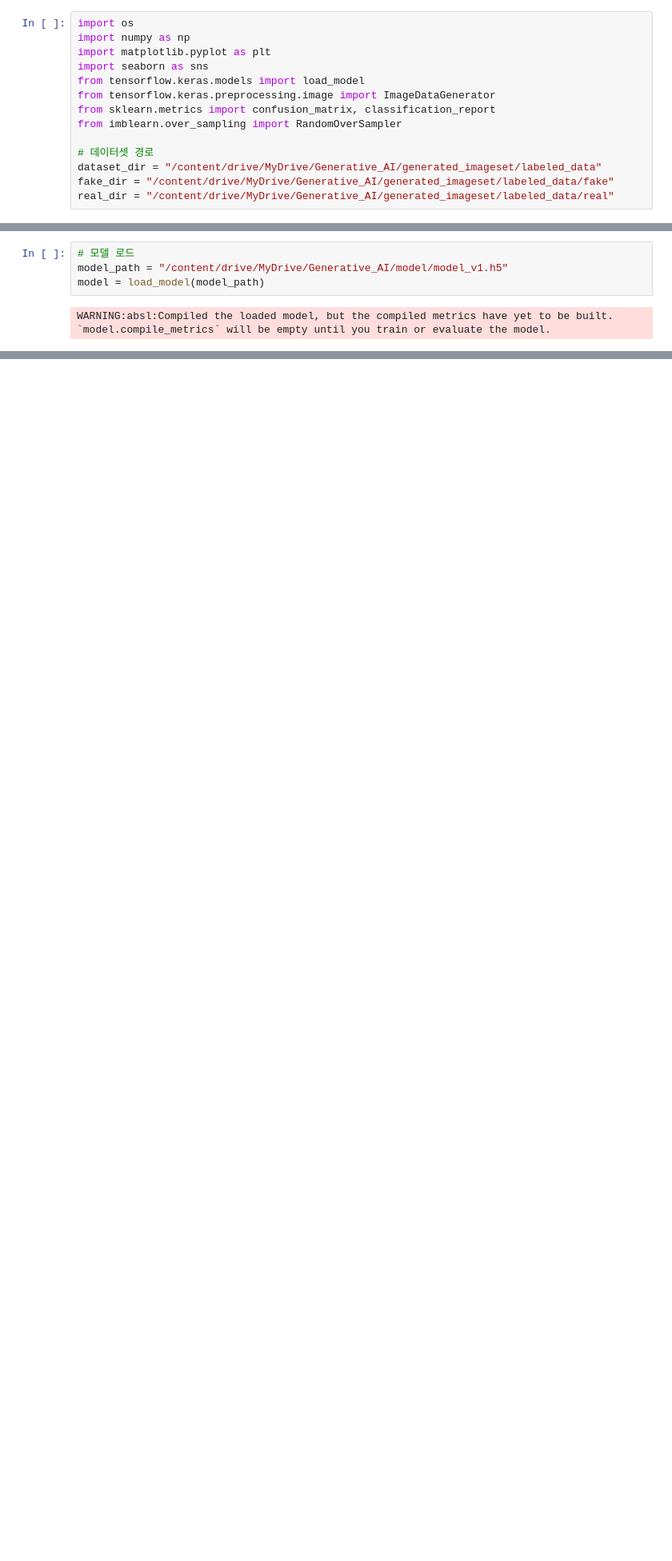
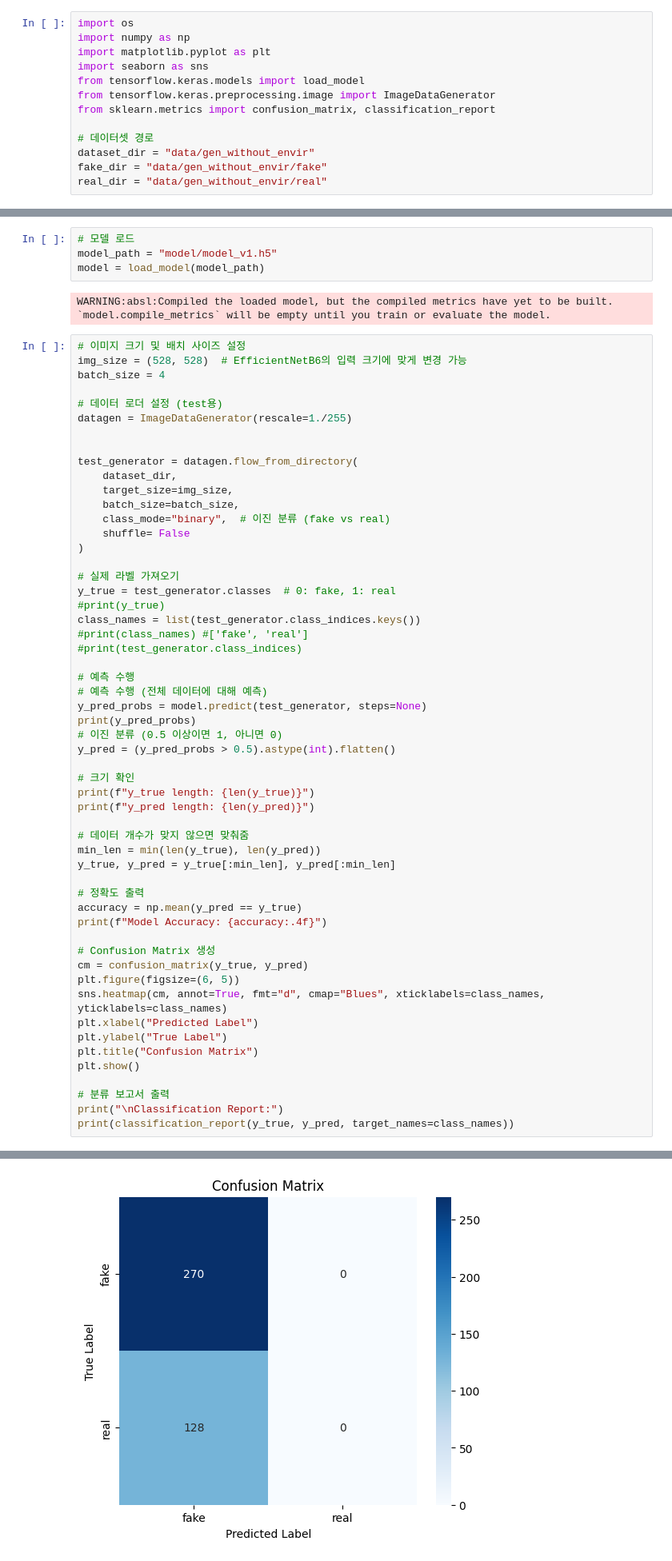
Before and after one commit to haeun161/AI_Detector, a Jupyter notebook: Efficientnetb6_baseline1.ipynb, the cells around one changed output, grey strips where cells are left out. Shown at 80% size. Cells and saved outputs as stored; diff of their text form; blank space fills up the shorter version.

Commit message:
EfficientNetB6 모델 업데이트 및 .gitignore 추가

```diff
--- a/Efficientnetb6_baseline1.ipynb
+++ b/Efficientnetb6_baseline1.ipynb
@@ -682,12 +614,11 @@ import seaborn as sns
 from tensorflow.keras.models import load_model
 from tensorflow.keras.preprocessing.image import ImageDataGenerator
 from sklearn.metrics import confusion_matrix, classification_report
-from imblearn.over_sampling import RandomOverSampler
 
 # 데이터셋 경로
-dataset_dir = "/content/drive/MyDrive/Generative_AI/generated_imageset/labeled_data"
-fake_dir = "/content/drive/MyDrive/Generative_AI/generated_imageset/labeled_data/fake"
-real_dir = "/content/drive/MyDrive/Generative_AI/generated_imageset/labeled_data/real"
+dataset_dir = "data/gen_without_envir"
+fake_dir = "data/gen_without_envir/fake"
+real_dir = "data/gen_without_envir/real"
 # %%
 fake_count = len(os.listdir(fake_dir)) if os.path.exists(fake_dir) else 0
 real_count = len(os.listdir(real_dir)) if os.path.exists(real_dir) else 0
@@ -698,6 +629,62 @@ Fake: 350, Real: 175
 # %%
 # 모델 로드
-model_path = "/content/drive/MyDrive/Generative_AI/model/model_v1.h5"
+model_path = "model/model_v1.h5"
 model = load_model(model_path)
 # %% [output]
 WARNING:absl:Compiled the loaded model, but the compiled metrics have yet to be built. `model.compile_metrics` will be empty until you train or evaluate the model.
+# %%
+# 이미지 크기 및 배치 사이즈 설정
+img_size = (528, 528)  # EfficientNetB6의 입력 크기에 맞게 변경 가능
+batch_size = 4
+
+# 데이터 로더 설정 (test용)
+datagen = ImageDataGenerator(rescale=1./255)
+
+
+test_generator = datagen.flow_from_directory(
+    dataset_dir,
+    target_size=img_size,
+    batch_size=batch_size,
+    class_mode="binary",  # 이진 분류 (fake vs real)
+    shuffle= False
+)
+
+# 실제 라벨 가져오기
+y_true = test_generator.classes  # 0: fake, 1: real
+#print(y_true)
+class_names = list(test_generator.class_indices.keys())
+#print(class_names) #['fake', 'real']
+#print(test_generator.class_indices)
+
+# 예측 수행
+# 예측 수행 (전체 데이터에 대해 예측)
+y_pred_probs = model.predict(test_generator, steps=None)
+print(y_pred_probs)
+# 이진 분류 (0.5 이상이면 1, 아니면 0)
+y_pred = (y_pred_probs > 0.5).astype(int).flatten()
+
+# 크기 확인
+print(f"y_true length: {len(y_true)}")
+print(f"y_pred length: {len(y_pred)}")
+
+# 데이터 개수가 맞지 않으면 맞춰줌
+min_len = min(len(y_true), len(y_pred))
+y_true, y_pred = y_true[:min_len], y_pred[:min_len]
+
+# 정확도 출력
+accuracy = np.mean(y_pred == y_true)
+print(f"Model Accuracy: {accuracy:.4f}")
+
+# Confusion Matrix 생성
+cm = confusion_matrix(y_true, y_pred)
+plt.figure(figsize=(6, 5))
+sns.heatmap(cm, annot=True, fmt="d", cmap="Blues", xticklabels=class_names, yticklabels=class_names)
+plt.xlabel("Predicted Label")
+plt.ylabel("True Label")
+plt.title("Confusion Matrix")
+plt.show()
+
+# 분류 보고서 출력
+print("\nClassification Report:")
+print(classification_report(y_true, y_pred, target_names=class_names))
+# %% [output]
@@ -703,0 +709 @@ WARNING:absl:Compiled the loaded model, but the compiled metrics have yet to be
+[figure, added]
```
Also changed, not shown: parts of 59 cells of this notebook, 2 other files.
